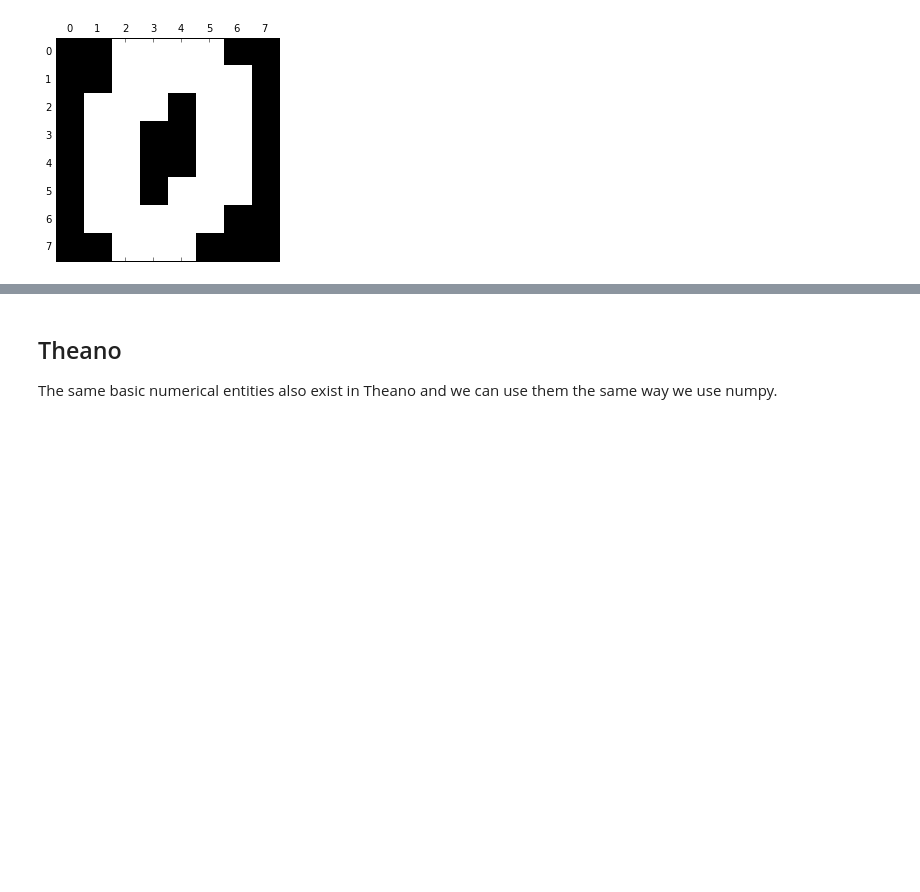
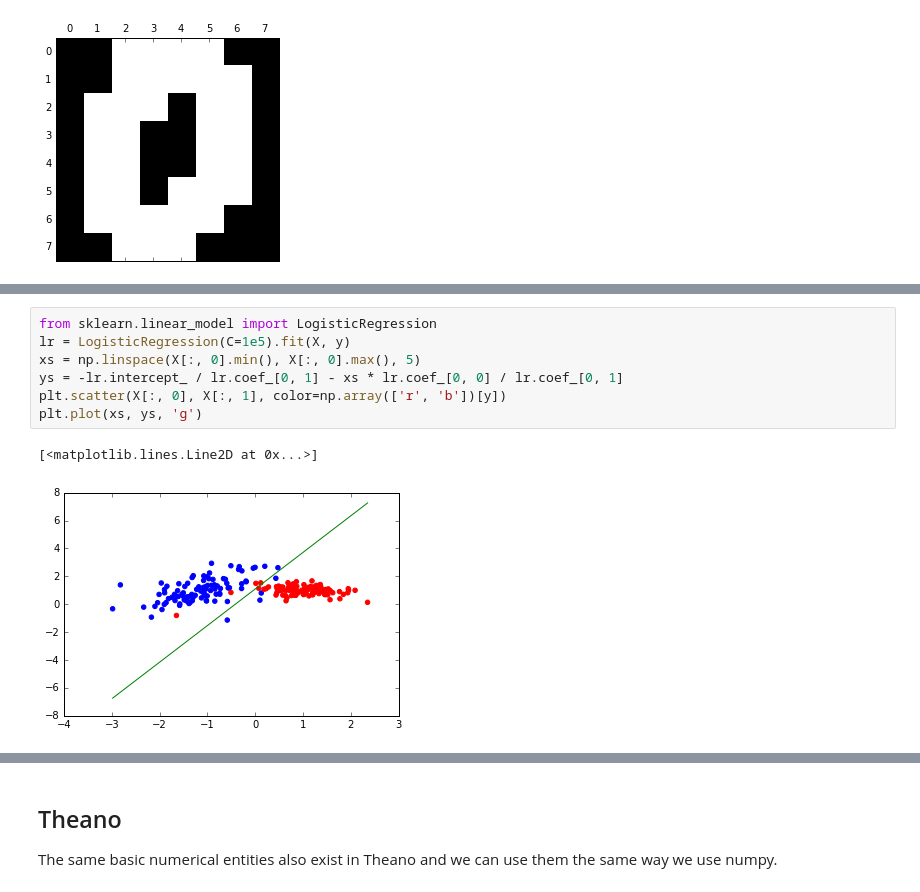
Before and after one commit to eickenberg/theano_presentation_ihp, a Jupyter notebook: Theano_Intro.ipynb, the cells around one changed output, grey strips where cells are left out. Saved outputs shown, nothing was run; the diff lists cells and outputs as text; blank space fills up the shorter version.

```diff
--- a/Theano_Intro.ipynb
+++ b/Theano_Intro.ipynb
@@ -202,0 +210,10 @@ An important subcategory of machine learning problems is the classification prob
+# %%
+from sklearn.linear_model import LogisticRegression
+lr = LogisticRegression(C=1e5).fit(X, y)
+xs = np.linspace(X[:, 0].min(), X[:, 0].max(), 5)
+ys = -lr.intercept_ / lr.coef_[0, 1] - xs * lr.coef_[0, 0] / lr.coef_[0, 1]
+plt.scatter(X[:, 0], X[:, 1], color=np.array(['r', 'b'])[y])
+plt.plot(xs, ys, 'g')
+# %% [output]
+[<matplotlib.lines.Line2D at 0x...>]
+[figure, added]
```
Also changed, not shown: parts of 4 cells of this notebook.
